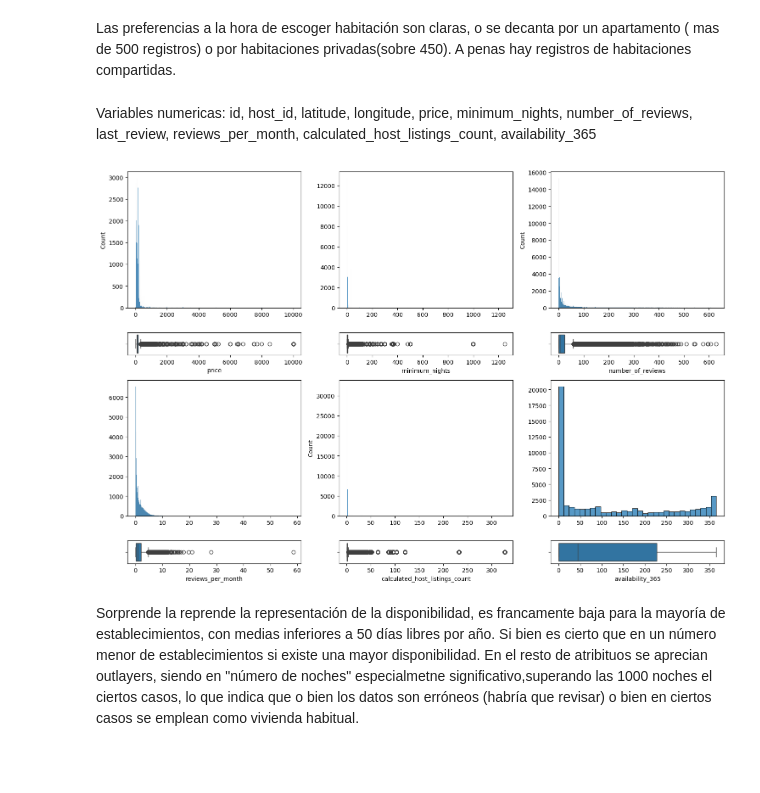
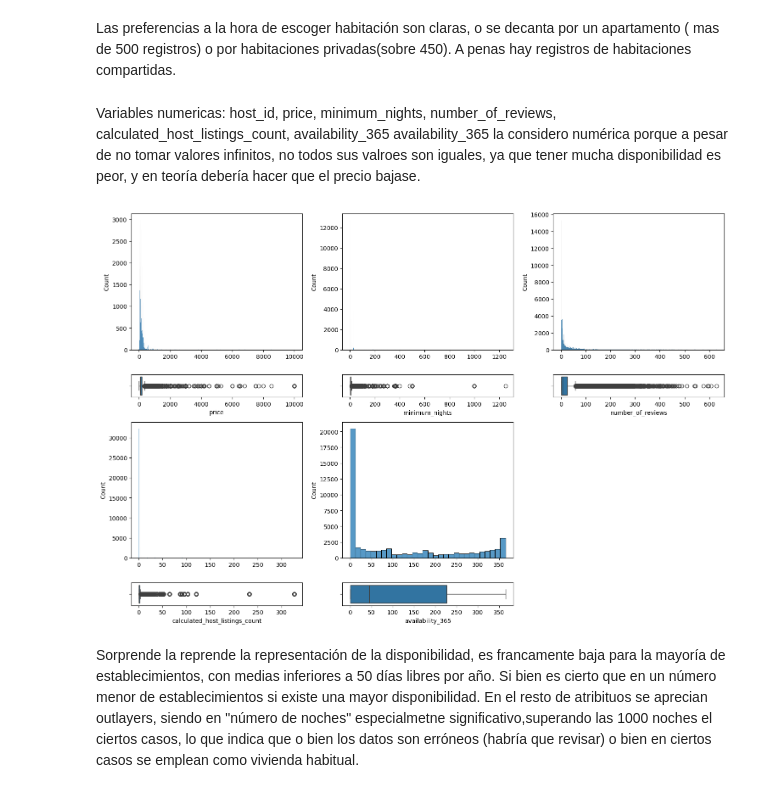
Before and after one commit to 4GeeksAcademy/Finarosalina_proyecto_EDA, a Jupyter notebook: src/explore.ipynb, the cells around one changed output. Drawn from its saved outputs; the diff is of its cells as text; code cells hidden in the pictures; blank space fills up the shorter version.

```diff
--- a/src/explore.ipynb
+++ b/src/explore.ipynb
@@ -74,0 +51,13 @@ El atributo nombre no tiene sentido representarlo porque sólo aparece una vez c
+# %%
+# Limpiar texto:
+
+# Función de limpieza de texto
+def clean_text(text):
+    text = text.strip().lower()  # Convertir a minúsculas y eliminar espacios extra
+    text = ''.join(e for e in text if e.isalnum() or e.isspace())  # Eliminar caracteres no alfabéticos (excepto espacio)
+    return text
+
+# Aplicar la función clean_text a todas las columnas que contienen texto
+ds[ds.select_dtypes(include=["object"]).columns] = ds.select_dtypes(include=["object"]).applymap(clean_text)
+
+print(ds.head())
@@ -138,33 +118,35 @@ plt.show()
 [figure]
 # %% [markdown]
 Las preferencias a la hora de escoger habitación son claras, o se decanta por un apartamento ( mas de 500 registros) o por habitaciones privadas(sobre 450). A penas hay registros de habitaciones compartidas.
-# %% [markdown]
-Variables numericas: id, host_id, latitude, longitude, price, minimum_nights, number_of_reviews, last_review, reviews_per_month, calculated_host_listings_count, availability_365
+# %% [markdown]
+Variables numericas: host_id, price, minimum_nights, number_of_reviews, calculated_host_listings_count, availability_365
+availability_365 la considero numérica porque a pesar de no tomar valores infinitos, no todos sus valroes son iguales, ya que tener mucha disponibilidad es peor, y en teoría debería hacer que el precio bajase.
 # %%
-fig, axis = plt.subplots(4, 3, figsize = (15, 10), gridspec_kw={'height_ratios': [6, 1, 6, 1]})
+fig, axis = plt.subplots(4, 3, figsize=(15, 10), gridspec_kw={'height_ratios': [6, 1, 6, 1]})
 
-# Crear una figura múltiple con histogramas y diagramas de caja
-sns.histplot(ax = axis[0, 0], data = ds_limpio, x = "price").set(xlabel = None)
-sns.boxplot(ax = axis[1, 0], data = ds_limpio, x = "price")
-sns.histplot(ax = axis[0, 1], data = ds_limpio, x = "minimum_nights").set(xlabel = None, ylabel = None)
-sns.boxplot(ax = axis[1, 1], data = ds_limpio, x = "minimum_nights")
-sns.histplot(ax = axis[0, 2], data = ds_limpio, x = "number_of_reviews").set(xlabel = None)
-sns.boxplot(ax = axis[1, 2], data = ds_limpio, x = "number_of_reviews")
-sns.histplot(ax = axis[2, 0], data = ds_limpio, x = "reviews_per_month").set(xlabel = None, ylabel = None)
-sns.boxplot(ax = axis[3, 0], data = ds_limpio, x = "reviews_per_month")
-sns.histplot(ax = axis[2, 1], data = ds_limpio, x = "calculated_host_listings_count").set(xlabel = None)
-sns.boxplot(ax = axis[3, 1], data = ds_limpio, x = "calculated_host_listings_count")
-sns.histplot(ax = axis[2, 2], data = ds_limpio, x = "availability_365").set(xlabel = None, ylabel = None)
-sns.boxplot(ax = axis[3, 2], data = ds_limpio, x = "availability_365")
+sns.histplot(ax = axis[0, 0], data = ds, x = "price").set(xlabel = None)
+sns.boxplot(ax = axis[1, 0], data = ds, x = "price")
 
+sns.histplot(ax = axis[0, 1], data = ds, x = "minimum_nights").set(xlabel = None)
+sns.boxplot(ax = axis[1, 1], data = ds, x = "minimum_nights")
 
-# Ajustar el layout
+sns.histplot(ax = axis[0, 2], data = ds, x = "number_of_reviews").set(xlabel = None)
+sns.boxplot(ax = axis[1, 2], data = ds, x = "number_of_reviews")
+
+sns.histplot(ax = axis[2, 0], data = ds, x = "calculated_host_listings_count").set(xlabel = None)
+sns.boxplot(ax = axis[3, 0], data = ds, x = "calculated_host_listings_count")
+
+sns.histplot(ax = axis[2, 1], data = ds, x = "availability_365").set(xlabel = None)
+sns.boxplot(ax = axis[3, 1], data = ds, x = "availability_365")
+
+# Eliminar las posiciones vacías
+fig.delaxes(axis[2, 2])
+fig.delaxes(axis[3, 2])
+
 plt.tight_layout()
-
-# Mostrar el plot
 plt.show()
 # %% [output]
-[figure, old version]
+[figure, new version]
 # %% [markdown]
 Sorprende la reprende la representación de la disponibilidad, es francamente baja para la mayoría de establecimientos, con medias inferiores a 50 días libres por año. Si bien es cierto que en un número menor de establecimientos si existe una mayor disponibilidad. En el resto de atribituos se aprecian outlayers, siendo en "número de noches" especialmetne significativo,superando las 1000 noches el ciertos casos, lo que indica que o bien los datos son erróneos (habría que revisar) o bien en ciertos casos se emplean como vivienda habitual.
 # %% [markdown]
```
Also changed, not shown: parts of 15 cells of this notebook.
